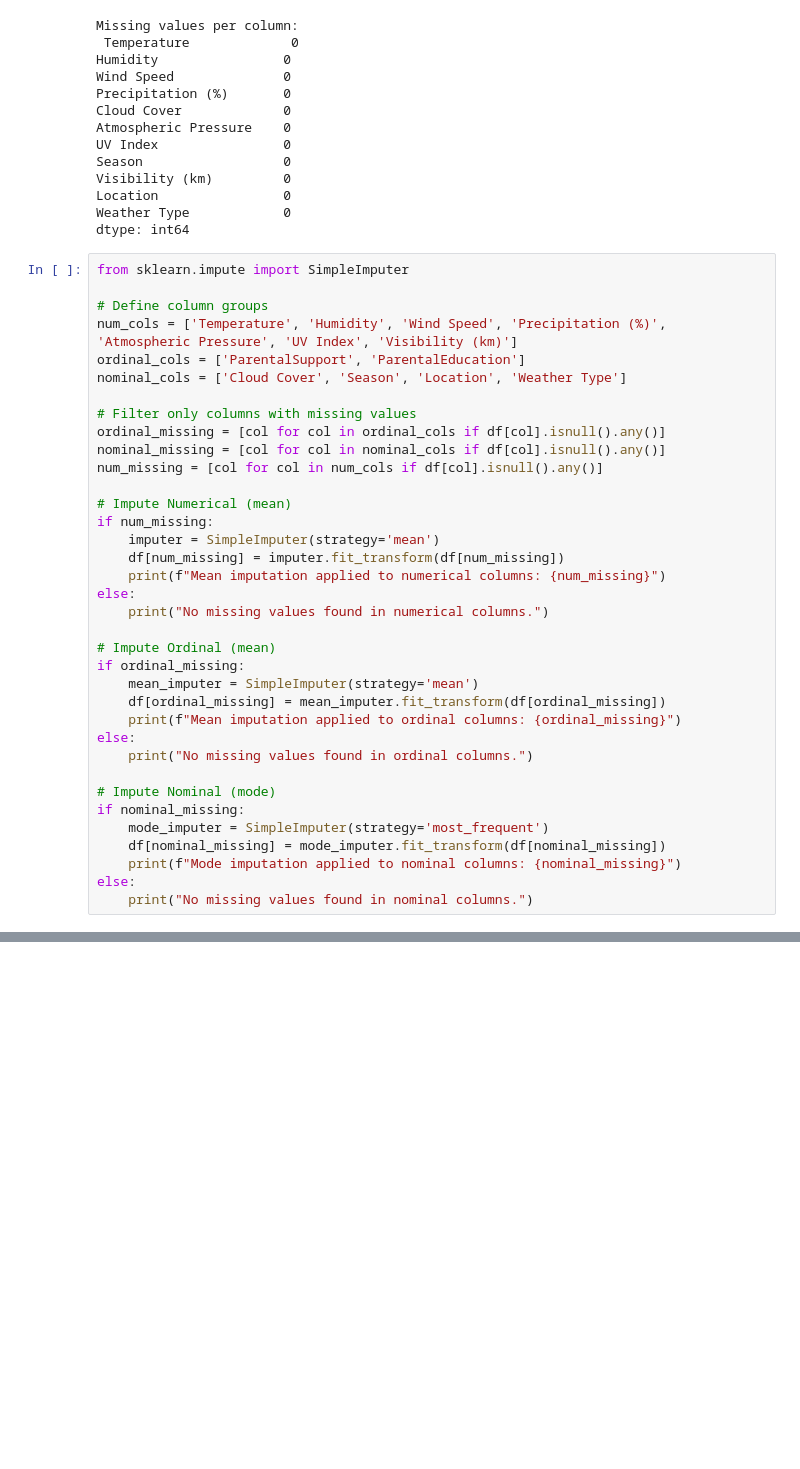
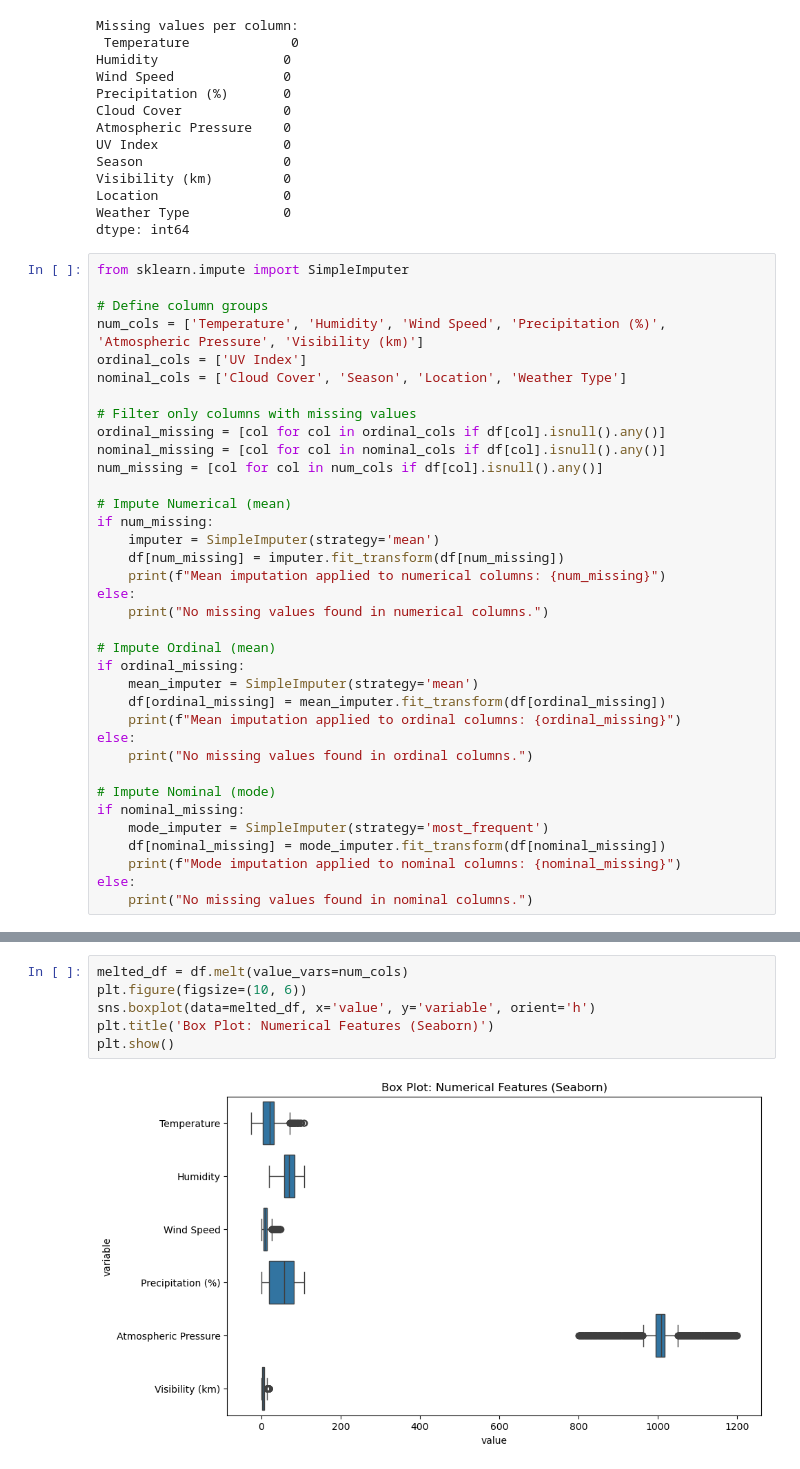
Before and after one commit to ReinardPieters/MLG382_Assignment_2, a Jupyter notebook: notebooks/data_preparation.ipynb, the cells around one changed output, grey strips where cells are left out. Drawn from its saved outputs; the diff is of its cells as text; blank space fills up the shorter version.

```diff
--- a/notebooks/data_preparation.ipynb
+++ b/notebooks/data_preparation.ipynb
@@ -29,8 +29,8 @@ dtype: int64
 from sklearn.impute import SimpleImputer
 
 # Define column groups
-num_cols = ['Temperature', 'Humidity', 'Wind Speed', 'Precipitation (%)', 'Atmospheric Pressure', 'UV Index', 'Visibility (km)']
-ordinal_cols = ['ParentalSupport', 'ParentalEducation']
+num_cols = ['Temperature', 'Humidity', 'Wind Speed', 'Precipitation (%)', 'Atmospheric Pressure', 'Visibility (km)']
+ordinal_cols = ['UV Index']
 nominal_cols = ['Cloud Cover', 'Season', 'Location', 'Weather Type']
 
 # Filter only columns with missing values
@@ -63,0 +68,8 @@ else:
+# %%
+melted_df = df.melt(value_vars=num_cols)
+plt.figure(figsize=(10, 6))
+sns.boxplot(data=melted_df, x='value', y='variable', orient='h')
+plt.title('Box Plot: Numerical Features (Seaborn)')
+plt.show()
+# %% [output]
+[figure, added]
```
Also changed, not shown: parts of 2 cells of this notebook.
